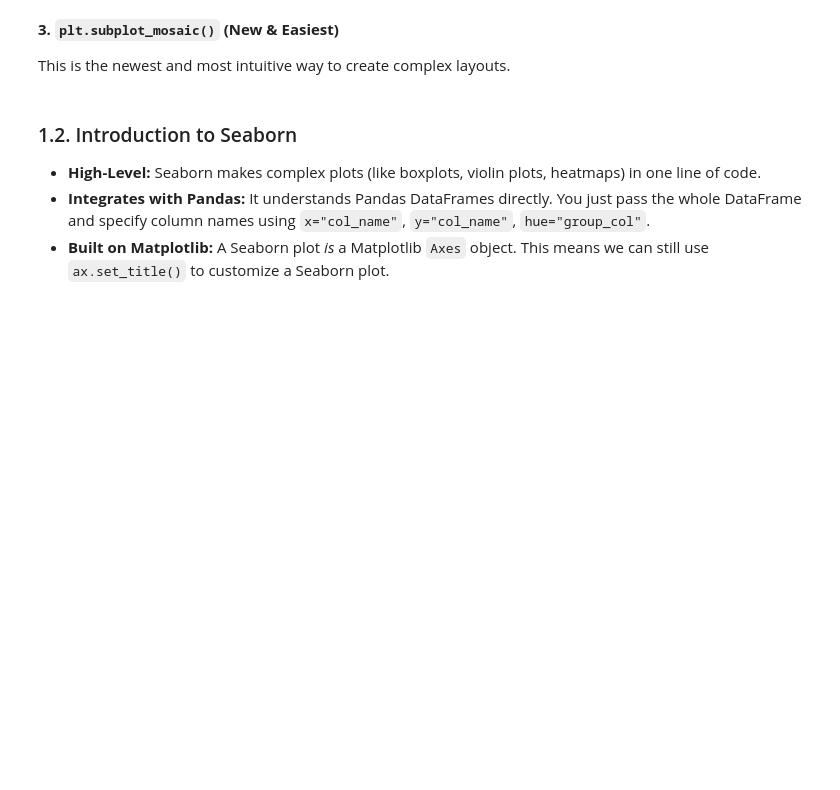
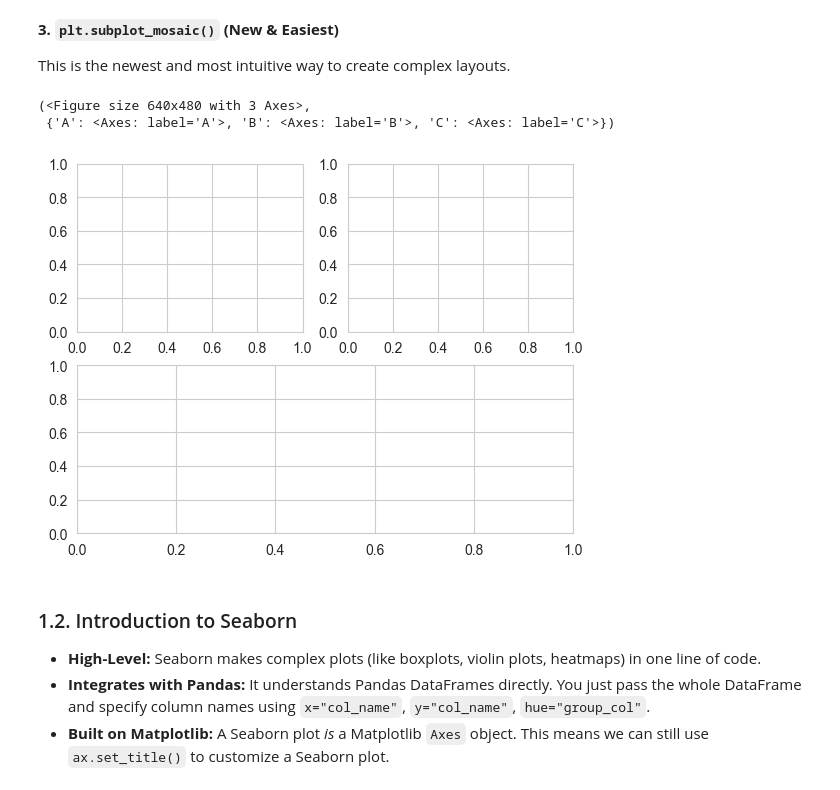
Before and after one commit to ntlong-NEU/DSEB65B-DataPre-Visual, a Jupyter notebook: Lesson_11_Visualization.ipynb, the cells around one changed output. Cells and saved outputs as stored; diff of their text form; code cells hidden in the pictures; blank space fills up the shorter version.

```diff
--- a/Lesson_11_Visualization.ipynb
+++ b/Lesson_11_Visualization.ipynb
@@ -101,6 +107,12 @@ plt.show()
 **3. `plt.subplot_mosaic()` (New & Easiest)**
 
 This is the newest and most intuitive way to create complex layouts.
+# %%
+plt.subplot_mosaic([['A',"B"],['C',"C"]])
+# %% [output]
+(<Figure size 640x480 with 3 Axes>,
+ {'A': <Axes: label='A'>, 'B': <Axes: label='B'>, 'C': <Axes: label='C'>})
+[figure, added]
 # %% [markdown]
 ### 1.2. Introduction to Seaborn
 
```
Also changed, not shown: parts of 36 cells of this notebook, 2 other files.
